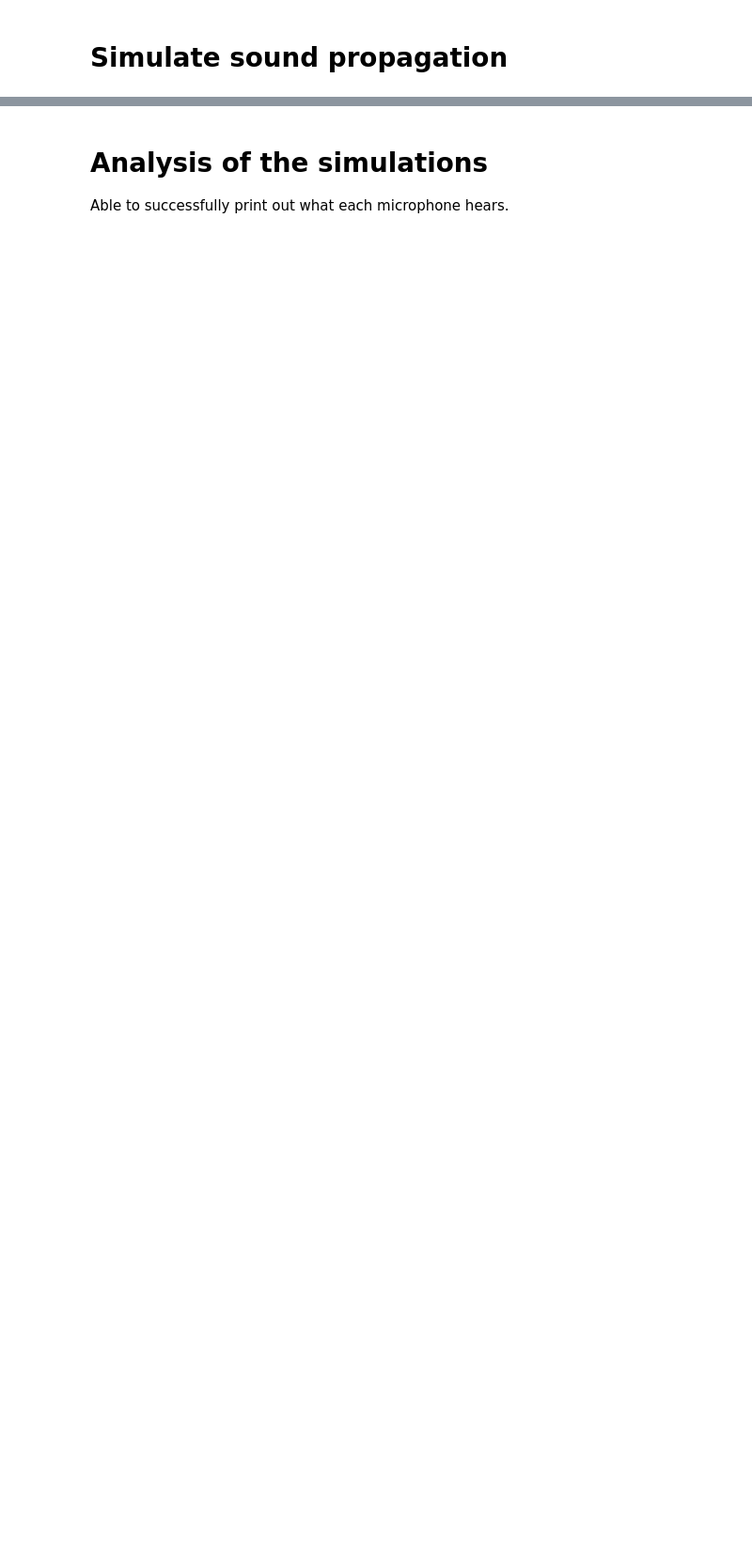
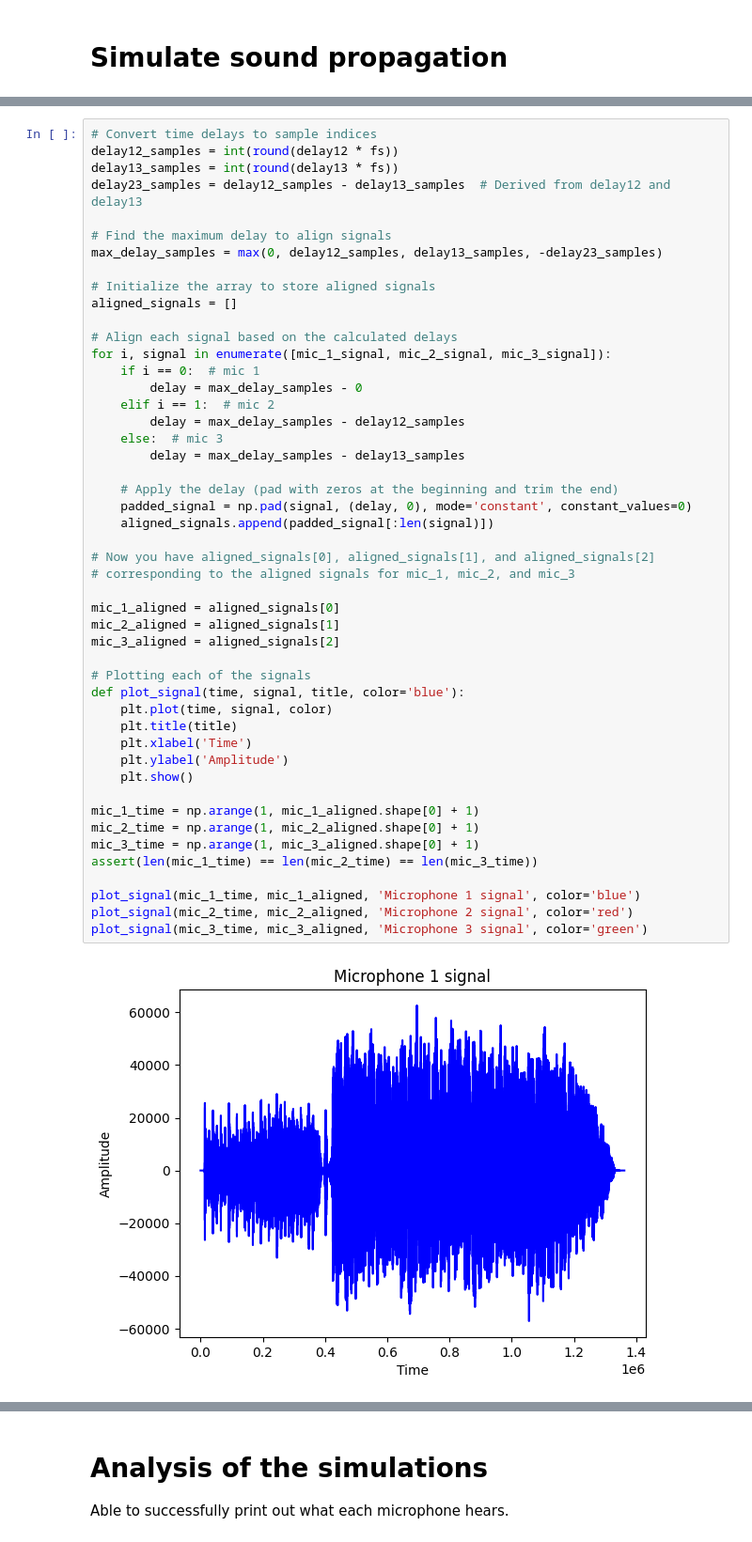
Before and after one commit to tjunjet/room-acoustics-simulator, a Jupyter notebook: simulator.ipynb, the cells around one changed output, grey strips where cells are left out. Shown at 94% size. Cells and saved outputs as stored; diff of their text form; blank space fills up the shorter version.

```diff
--- a/simulator.ipynb
+++ b/simulator.ipynb
@@ -200,0 +251,50 @@ The measured RT60 is 0.49158730158730163
+# %%
+# Convert time delays to sample indices
+delay12_samples = int(round(delay12 * fs))
+delay13_samples = int(round(delay13 * fs))
+delay23_samples = delay12_samples - delay13_samples  # Derived from delay12 and delay13
+
+# Find the maximum delay to align signals
+max_delay_samples = max(0, delay12_samples, delay13_samples, -delay23_samples)
+
+# Initialize the array to store aligned signals
+aligned_signals = []
+
+# Align each signal based on the calculated delays
+for i, signal in enumerate([mic_1_signal, mic_2_signal, mic_3_signal]):
+    if i == 0:  # mic 1
+        delay = max_delay_samples - 0
+    elif i == 1:  # mic 2
+        delay = max_delay_samples - delay12_samples
+    else:  # mic 3
+        delay = max_delay_samples - delay13_samples
+
+    # Apply the delay (pad with zeros at the beginning and trim the end)
+    padded_signal = np.pad(signal, (delay, 0), mode='constant', constant_values=0)
+    aligned_signals.append(padded_signal[:len(signal)])
+
+# Now you have aligned_signals[0], aligned_signals[1], and aligned_signals[2]
+# corresponding to the aligned signals for mic_1, mic_2, and mic_3
+
+mic_1_aligned = aligned_signals[0]
+mic_2_aligned = aligned_signals[1]
+mic_3_aligned = aligned_signals[2]
+
+# Plotting each of the signals
+def plot_signal(time, signal, title, color='blue'):
+    plt.plot(time, signal, color)
+    plt.title(title)
+    plt.xlabel('Time')
+    plt.ylabel('Amplitude')
+    plt.show()
+
+mic_1_time = np.arange(1, mic_1_aligned.shape[0] + 1)
+mic_2_time = np.arange(1, mic_2_aligned.shape[0] + 1)
+mic_3_time = np.arange(1, mic_3_aligned.shape[0] + 1)
+assert(len(mic_1_time) == len(mic_2_time) == len(mic_3_time))
+
+plot_signal(mic_1_time, mic_1_aligned, 'Microphone 1 signal', color='blue')
+plot_signal(mic_2_time, mic_2_aligned, 'Microphone 2 signal', color='red')
+plot_signal(mic_3_time, mic_3_aligned, 'Microphone 3 signal', color='green')
+# %% [output]
+[figure, added]
```
Also changed, not shown: parts of 14 cells of this notebook, 8 other files.
